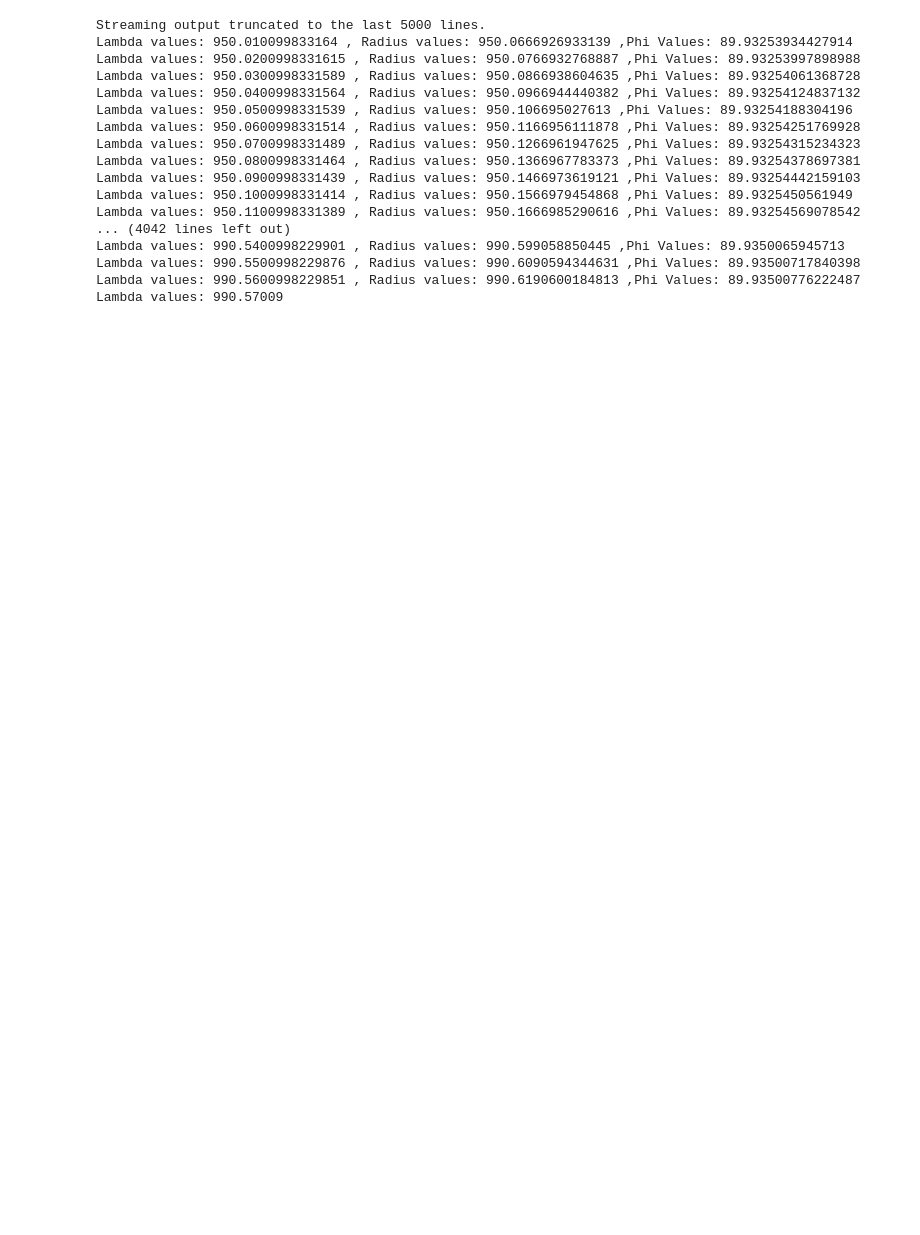
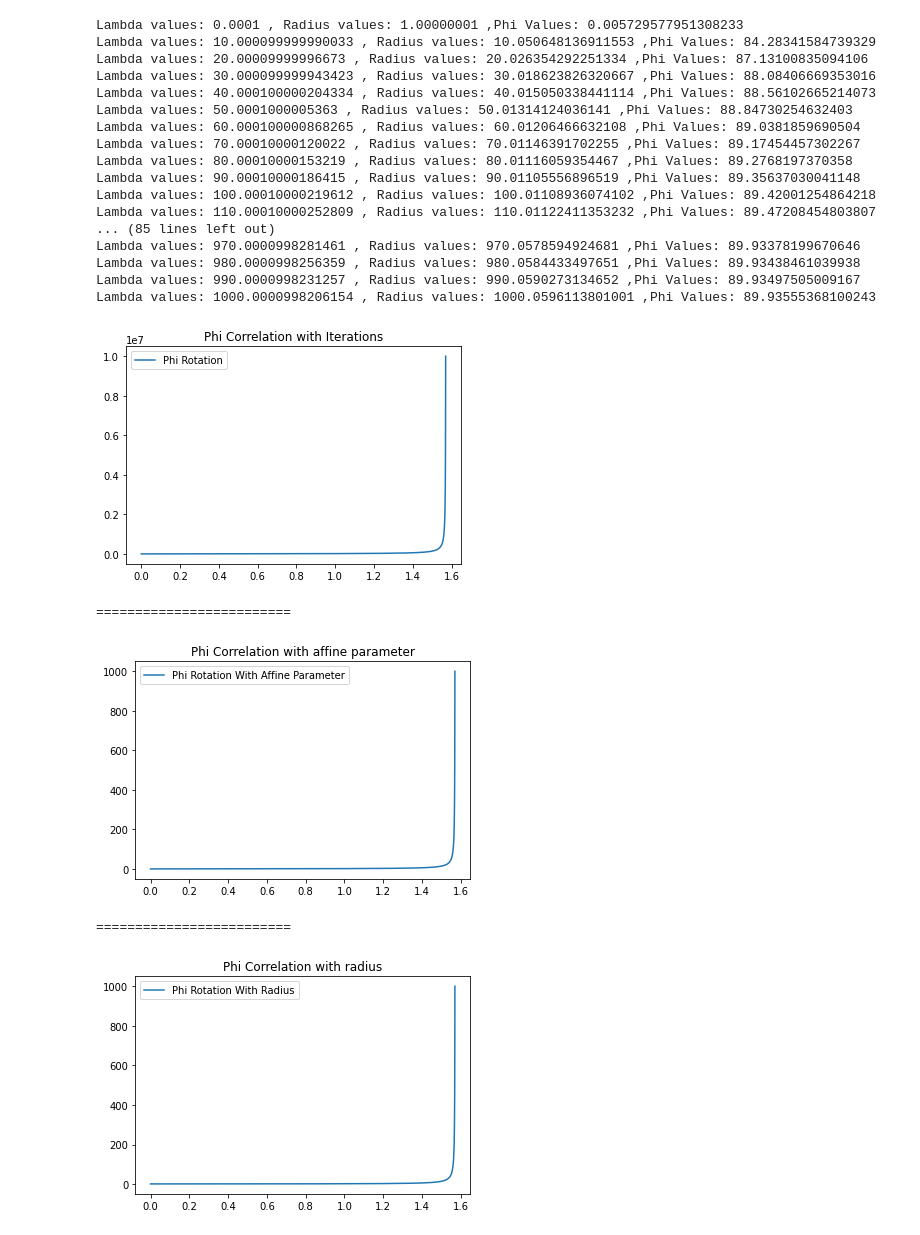
Before and after one commit to abhilash1910/AI-Geometric-Learning, a Jupyter notebook: Spherical_Geodesic.ipynb, the cells around one changed output. Cells and saved outputs as stored; diff of their text form; code cells hidden in the pictures; blank space fills up the shorter version.

```diff
--- a/Spherical_Geodesic.ipynb
+++ b/Spherical_Geodesic.ipynb
@@ -3,47 +26,77 @@
 # %%
 import numpy as np
+import matplotlib.pyplot as plt
 
-def spherical_geodesic(iterations,lamda,del_lamda,r,phi,del_r,del_phi):
+def spherical_geodesic(iterations,lamda,del_lamda,r,phi,del_r,del_phi,li_phi,li_iter,li_lamda,li_r):
   i=0
   while(lamda<iterations):
+    """Incrase the affine parameter"""
     lamda+=del_lamda
+    """Christoffel coefficients"""
     chris_g_phiphi=-r
     chris_g_phirphi=(1/r)
+    """Compute the acceleration of r and phi"""
     accl_r= -chris_g_phiphi*(del_phi**2)
     accl_phi=-2*chris_g_phirphi*del_r*del_phi
+    """Increment the velocity along the flow"""
     del_r+=accl_r*del_lamda
     del_phi+=accl_phi*del_lamda
     r+=del_r*del_lamda
     phi+=del_phi*del_lamda
-    if i%100==0:
+    li_phi.append(phi)
+    li_iter.append(i)
+    li_lamda.append(lamda)
+    li_r.append(r)
+    if i%100000==0:
       deg=phi*180.0/np.pi
       print(f"Lambda values: {lamda} , Radius values: {r} ,Phi Values: {deg}")
     i+=1
 
 if __name__=='__main__':
   iterations=1000
   lamda=0
   del_lamda=0.0001
   r=1
   phi=0
   del_r=0
   del_phi=1
-  spherical_geodesic(iterations,lamda,del_lamda,r,phi,del_r,del_phi)
+  li_phi,li_iter,li_lamda,li_r=[],[],[],[]
+  spherical_geodesic(iterations,lamda,del_lamda,r,phi,del_r,del_phi,li_phi,li_iter,li_lamda,li_r)
+  plt.plot(li_phi,li_iter,label='Phi Rotation')
+  plt.legend()
+  plt.title('Phi Correlation with Iterations')
+  plt.show()
+  print("=========================")
+  plt.plot(li_phi,li_lamda,label='Phi Rotation With Affine Parameter')
+  plt.legend()
+  plt.title('Phi Correlation with affine parameter')
+  plt.show()
+  print("=========================")
+  plt.plot(li_phi,li_r,label='Phi Rotation With Radius')
+  plt.legend()
+  plt.title('Phi Correlation with radius')
+  plt.show()
+  print("=========================")
 # %% [output]
-Streaming output truncated to the last 5000 lines.
-Lambda values: 950.010099833164 , Radius values: 950.0666926933139 ,Phi Values: 89.93253934427914
-Lambda values: 950.0200998331615 , Radius values: 950.0766932768887 ,Phi Values: 89.93253997898988
-Lambda values: 950.0300998331589 , Radius values: 950.0866938604635 ,Phi Values: 89.93254061368728
-Lambda values: 950.0400998331564 , Radius values: 950.0966944440382 ,Phi Values: 89.93254124837132
-Lambda values: 950.0500998331539 , Radius values: 950.106695027613 ,Phi Values: 89.93254188304196
-Lambda values: 950.0600998331514 , Radius values: 950.1166956111878 ,Phi Values: 89.93254251769928
-Lambda values: 950.0700998331489 , Radius values: 950.1266961947625 ,Phi Values: 89.93254315234323
-Lambda values: 950.0800998331464 , Radius values: 950.1366967783373 ,Phi Values: 89.93254378697381
-Lambda values: 950.0900998331439 , Radius values: 950.1466973619121 ,Phi Values: 89.93254442159103
-Lambda values: 950.1000998331414 , Radius values: 950.1566979454868 ,Phi Values: 89.9325450561949
-Lambda values: 950.1100998331389 , Radius values: 950.1666985290616 ,Phi Values: 89.93254569078542
-... (4042 lines left out)
-Lambda values: 990.5400998229901 , Radius values: 990.599058850445 ,Phi Values: 89.9350065945713
-Lambda values: 990.5500998229876 , Radius values: 990.6090594344631 ,Phi Values: 89.93500717840398
-Lambda values: 990.5600998229851 , Radius values: 990.6190600184813 ,Phi Values: 89.93500776222487
-Lambda values: 990.57009
+Lambda values: 0.0001 , Radius values: 1.00000001 ,Phi Values: 0.005729577951308233
+Lambda values: 10.000099999990033 , Radius values: 10.050648136911553 ,Phi Values: 84.28341584739329
+Lambda values: 20.00009999996673 , Radius values: 20.026354292251334 ,Phi Values: 87.13100835094106
+Lambda values: 30.000099999943423 , Radius values: 30.018623826320667 ,Phi Values: 88.08406669353016
+Lambda values: 40.000100000204334 , Radius values: 40.015050338441114 ,Phi Values: 88.56102665214073
+Lambda values: 50.0001000005363 , Radius values: 50.01314124036141 ,Phi Values: 88.84730254632403
+Lambda values: 60.000100000868265 , Radius values: 60.01206466632108 ,Phi Values: 89.0381859690504
+Lambda values: 70.00010000120022 , Radius values: 70.01146391702255 ,Phi Values: 89.17454457302267
+Lambda values: 80.00010000153219 , Radius values: 80.01116059354467 ,Phi Values: 89.2768197370358
+Lambda values: 90.00010000186415 , Radius values: 90.01105556896519 ,Phi Values: 89.35637030041148
+Lambda values: 100.00010000219612 , Radius values: 100.01108936074102 ,Phi Values: 89.42001254864218
+Lambda values: 110.00010000252809 , Radius values: 110.01122411353232 ,Phi Values: 89.47208454803807
+... (85 lines left out)
+Lambda values: 970.0000998281461 , Radius values: 970.0578594924681 ,Phi Values: 89.93378199670646
+Lambda values: 980.0000998256359 , Radius values: 980.0584433497651 ,Phi Values: 89.93438461039938
+Lambda values: 990.0000998231257 , Radius values: 990.0590273134652 ,Phi Values: 89.93497505009167
+Lambda values: 1000.0000998206154 , Radius values: 1000.0596113801001 ,Phi Values: 89.93555368100243
+[figure, added]
+=========================
+[figure, added]
+=========================
+[figure, added]
```
Also changed, not shown: parts of 2 cells of this notebook.
